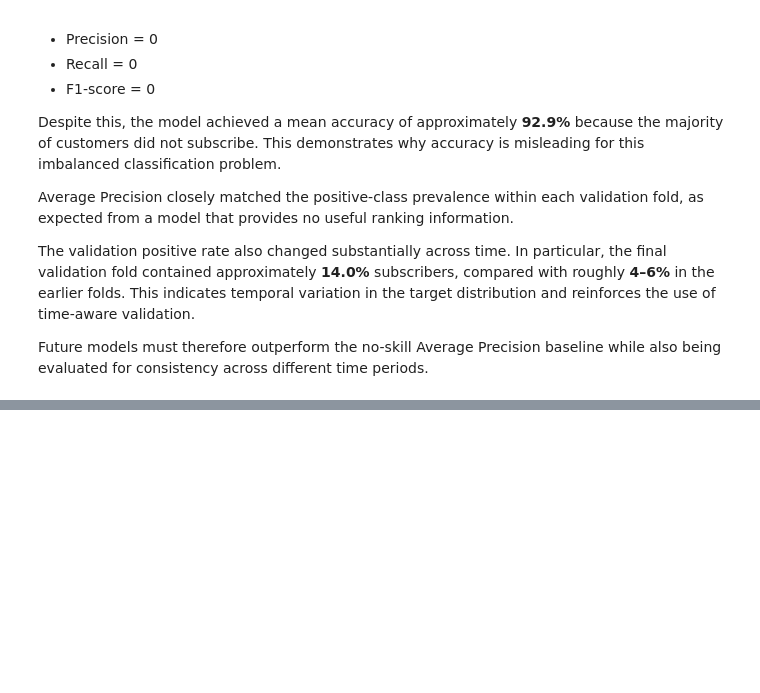
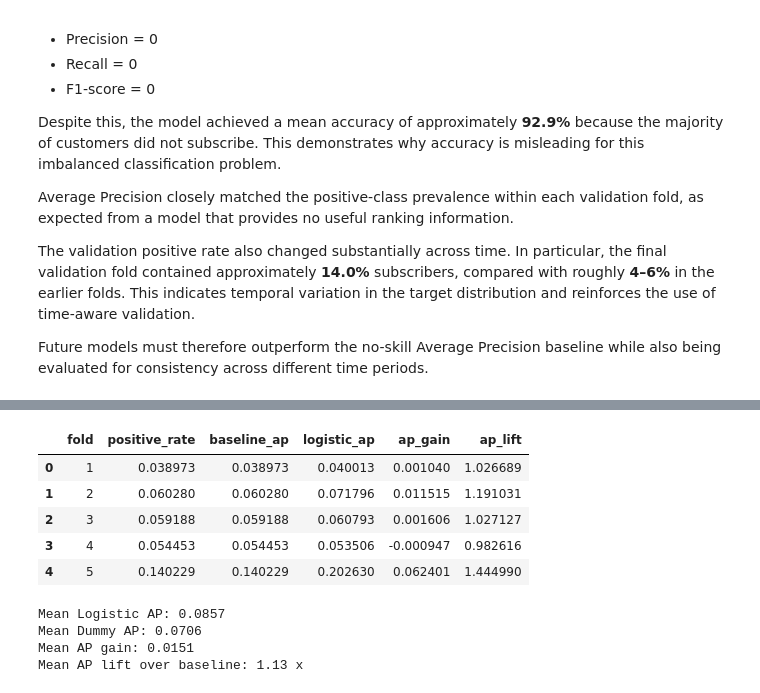
Before and after one commit to NourhanFarag/bank-marketing-subscription-prediction, a Jupyter notebook: notebooks/01_bank_marketing_analysis.ipynb, the cells around one changed output, grey strips where cells are left out. Saved outputs shown, nothing was run; the diff lists cells and outputs as text; code cells hidden in the pictures; blank space fills up the shorter version.

```diff
--- a/notebooks/01_bank_marketing_analysis.ipynb
+++ b/notebooks/01_bank_marketing_analysis.ipynb
@@ -1346,0 +1455,74 @@ Future models must therefore outperform the no-skill Average Precision baseline
+# %%
+logistic_vs_baseline = pd.DataFrame({
+    "fold":
+        logistic_cv_results["fold"],
+
+    "positive_rate":
+        logistic_cv_results["validation_positive_rate"],
+
+    "baseline_ap":
+        dummy_cv_results["average_precision"],
+
+    "logistic_ap":
+        logistic_cv_results["average_precision"]
+})
+
+logistic_vs_baseline["ap_gain"] = (
+    logistic_vs_baseline["logistic_ap"]
+    - logistic_vs_baseline["baseline_ap"]
+)
+
+logistic_vs_baseline["ap_lift"] = (
+    logistic_vs_baseline["logistic_ap"]
+    / logistic_vs_baseline["baseline_ap"]
+)
+
+logistic_vs_baseline
+# %% [output]
+|  | fold | positive_rate | baseline_ap | logistic_ap | ap_gain | ap_lift |
+| 0 | 1 | 0.038973 | 0.038973 | 0.040013 | 0.001040 | 1.026689 |
+| 1 | 2 | 0.060280 | 0.060280 | 0.071796 | 0.011515 | 1.191031 |
+| 2 | 3 | 0.059188 | 0.059188 | 0.060793 | 0.001606 | 1.027127 |
+| 3 | 4 | 0.054453 | 0.054453 | 0.053506 | -0.000947 | 0.982616 |
+| 4 | 5 | 0.140229 | 0.140229 | 0.202630 | 0.062401 | 1.444990 |
+# %%
+print(
+    "Mean Logistic AP:",
+    round(
+        logistic_cv_results[
+            "average_precision"
+        ].mean(),
+        4
+    )
+)
+
+print(
+    "Mean Dummy AP:",
+    round(BASELINE_AP, 4)
+)
+
+print(
+    "Mean AP gain:",
+    round(
+        logistic_vs_baseline[
+            "ap_gain"
+        ].mean(),
+        4
+    )
+)
+
+print(
+    "Mean AP lift over baseline:",
+    round(
+        logistic_vs_baseline[
+            "ap_lift"
+        ].mean(),
+        2
+    ),
+    "x"
+)
+# %% [output]
+Mean Logistic AP: 0.0857
+Mean Dummy AP: 0.0706
+Mean AP gain: 0.0151
+Mean AP lift over baseline: 1.13 x
```
Also changed, not shown: parts of 10 cells of this notebook.
